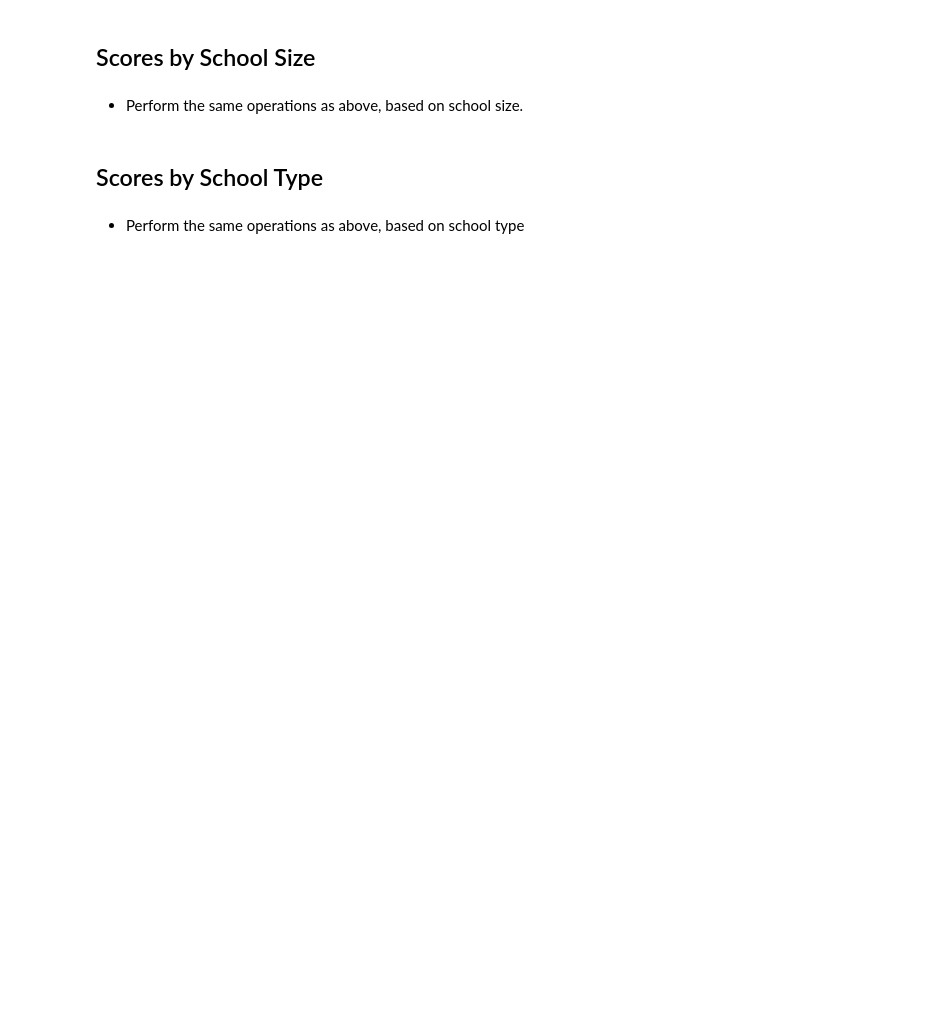
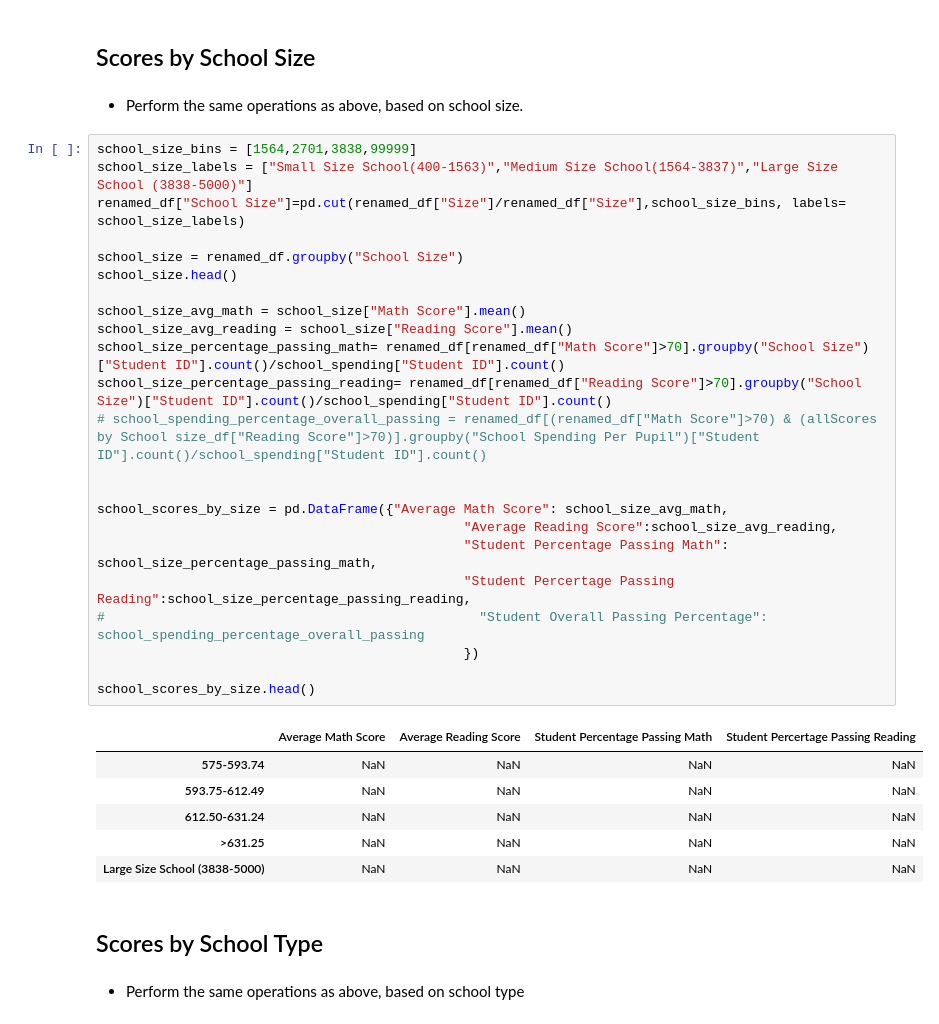
Before and after one commit to Kthomas09/Pandas-Challenge, a Jupyter notebook: PyCitySchools_starter.ipynb, the cells around one changed output. Cells and saved outputs as stored; diff of their text form; blank space fills up the shorter version.

```diff
--- a/PyCitySchools_starter.ipynb
+++ b/PyCitySchools_starter.ipynb
@@ -492,6 +522,36 @@ NameError: name 'per_school_df_summary' is not defined
 ## Scores by School Size
 # %% [markdown]
 * Perform the same operations as above, based on school size.
+# %%
+school_size_bins = [1564,2701,3838,99999]
+school_size_labels = ["Small Size School(400-1563)","Medium Size School(1564-3837)","Large Size School (3838-5000)"]
+renamed_df["School Size"]=pd.cut(renamed_df["Size"]/renamed_df["Size"],school_size_bins, labels= school_size_labels)
+
+school_size = renamed_df.groupby("School Size")
+school_size.head()
+
+school_size_avg_math = school_size["Math Score"].mean()
+school_size_avg_reading = school_size["Reading Score"].mean()
+school_size_percentage_passing_math= renamed_df[renamed_df["Math Score"]>70].groupby("School Size")["Student ID"].count()/school_spending["Student ID"].count()
+school_size_percentage_passing_reading= renamed_df[renamed_df["Reading Score"]>70].groupby("School Size")["Student ID"].count()/school_spending["Student ID"].count()
+# school_spending_percentage_overall_passing = renamed_df[(renamed_df["Math Score"]>70) & (allScores by School size_df["Reading Score"]>70)].groupby("School Spending Per Pupil")["Student ID"].count()/school_spending["Student ID"].count()
+
+
+school_scores_by_size = pd.DataFrame({"Average Math Score": school_size_avg_math,
+                                               "Average Reading Score":school_size_avg_reading,
+                                               "Student Percentage Passing Math": school_size_percentage_passing_math,
+                                               "Student Percertage Passing Reading":school_size_percentage_passing_reading,
+#                                                "Student Overall Passing Percentage": school_spending_percentage_overall_passing
+                                               })
+
+school_scores_by_size.head()
+# %% [output]
+|  | Average Math Score | Average Reading Score | Student Percentage Passing Math | Student Percertage Passing Reading |
+| 575-593.74 | NaN | NaN | NaN | NaN |
+| 593.75-612.49 | NaN | NaN | NaN | NaN |
+| 612.50-631.24 | NaN | NaN | NaN | NaN |
+| >631.25 | NaN | NaN | NaN | NaN |
+| Large Size School (3838-5000) | NaN | NaN | NaN | NaN |
 # %% [markdown]
 ## Scores by School Type
 # %% [markdown]
```
Also changed, not shown: parts of 7 cells of this notebook.
